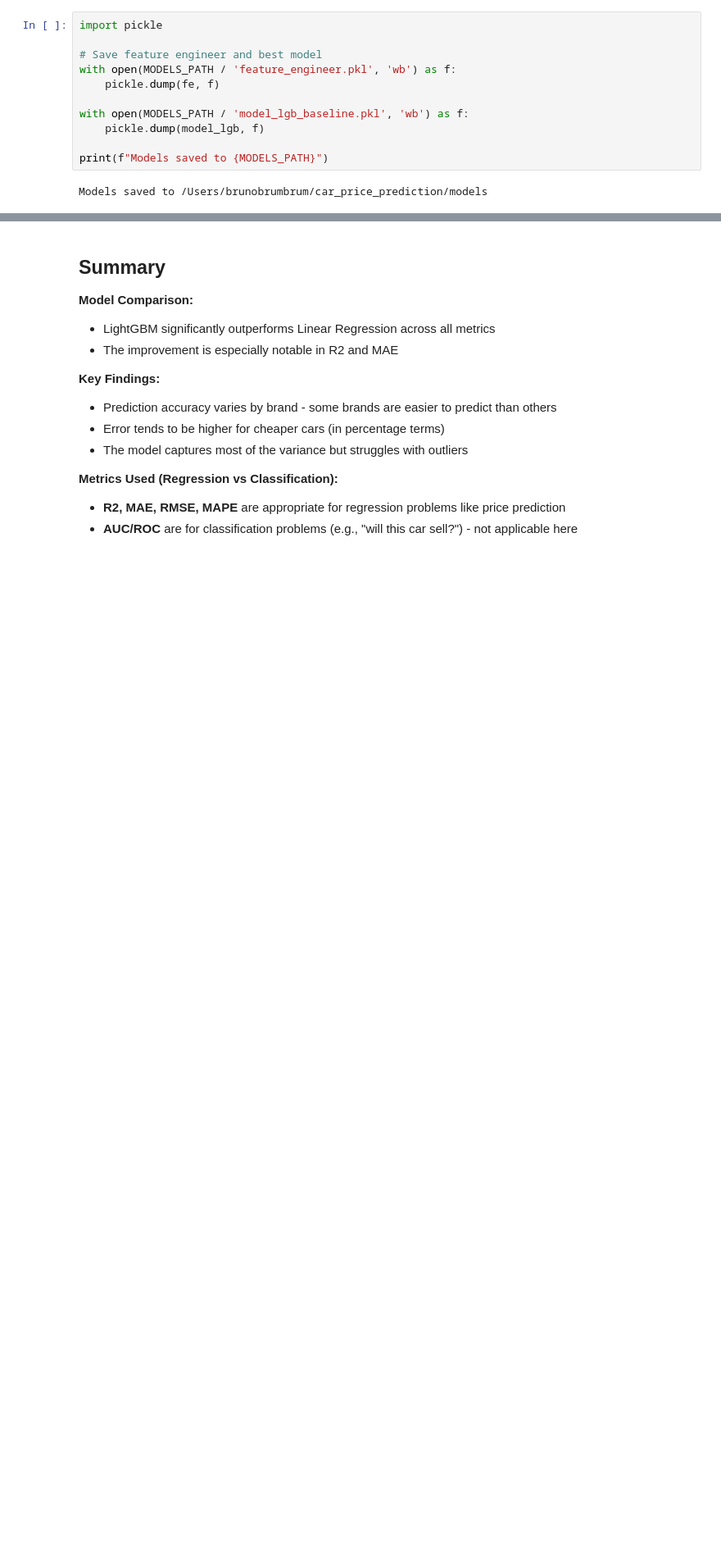
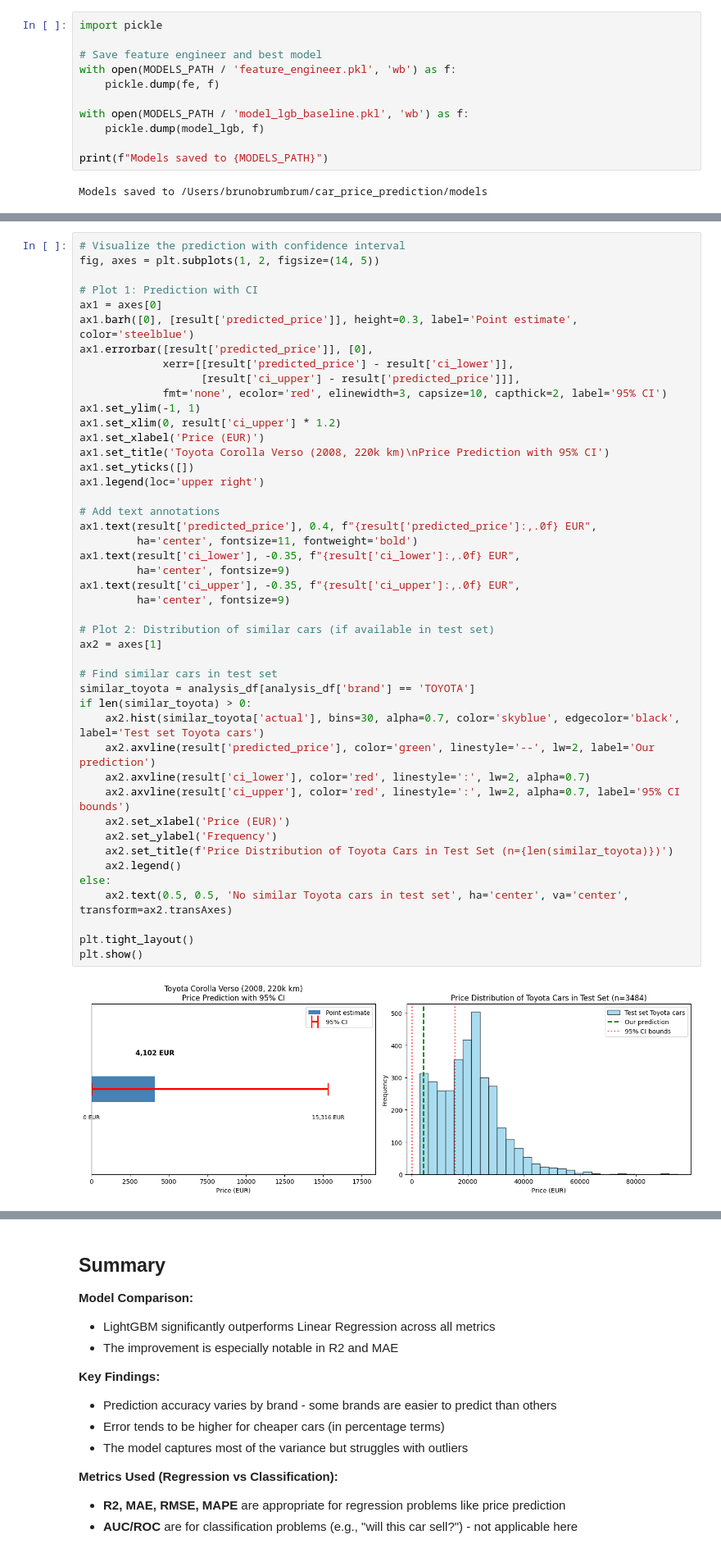
Before and after one commit to brunothefirst/car_price_prediction, a Jupyter notebook: notebooks/04_basic_modeling.ipynb, the cells around one changed output, grey strips where cells are left out. Shown at 82% size. Cells and saved outputs as stored; diff of their text form; blank space fills up the shorter version.

```diff
--- a/notebooks/04_basic_modeling.ipynb
+++ b/notebooks/04_basic_modeling.ipynb
@@ -767,0 +1527,47 @@ Models saved to /Users/brunobrumbrum/car_price_prediction/models
+# %%
+# Visualize the prediction with confidence interval
+fig, axes = plt.subplots(1, 2, figsize=(14, 5))
+
+# Plot 1: Prediction with CI
+ax1 = axes[0]
+ax1.barh([0], [result['predicted_price']], height=0.3, label='Point estimate', color='steelblue')
+ax1.errorbar([result['predicted_price']], [0],
+             xerr=[[result['predicted_price'] - result['ci_lower']],
+                   [result['ci_upper'] - result['predicted_price']]],
+             fmt='none', ecolor='red', elinewidth=3, capsize=10, capthick=2, label='95% CI')
+ax1.set_ylim(-1, 1)
+ax1.set_xlim(0, result['ci_upper'] * 1.2)
+ax1.set_xlabel('Price (EUR)')
+ax1.set_title('Toyota Corolla Verso (2008, 220k km)\nPrice Prediction with 95% CI')
+ax1.set_yticks([])
+ax1.legend(loc='upper right')
+
+# Add text annotations
+ax1.text(result['predicted_price'], 0.4, f"{result['predicted_price']:,.0f} EUR",
+         ha='center', fontsize=11, fontweight='bold')
+ax1.text(result['ci_lower'], -0.35, f"{result['ci_lower']:,.0f} EUR",
+         ha='center', fontsize=9)
+ax1.text(result['ci_upper'], -0.35, f"{result['ci_upper']:,.0f} EUR",
+         ha='center', fontsize=9)
+
+# Plot 2: Distribution of similar cars (if available in test set)
+ax2 = axes[1]
+
+# Find similar cars in test set
+similar_toyota = analysis_df[analysis_df['brand'] == 'TOYOTA']
+if len(similar_toyota) > 0:
+    ax2.hist(similar_toyota['actual'], bins=30, alpha=0.7, color='skyblue', edgecolor='black', label='Test set Toyota cars')
+    ax2.axvline(result['predicted_price'], color='green', linestyle='--', lw=2, label='Our prediction')
+    ax2.axvline(result['ci_lower'], color='red', linestyle=':', lw=2, alpha=0.7)
+    ax2.axvline(result['ci_upper'], color='red', linestyle=':', lw=2, alpha=0.7, label='95% CI bounds')
+    ax2.set_xlabel('Price (EUR)')
+    ax2.set_ylabel('Frequency')
+    ax2.set_title(f'Price Distribution of Toyota Cars in Test Set (n={len(similar_toyota)})')
+    ax2.legend()
+else:
+    ax2.text(0.5, 0.5, 'No similar Toyota cars in test set', ha='center', va='center', transform=ax2.transAxes)
+
+plt.tight_layout()
+plt.show()
+# %% [output]
+[figure, added]
```
Also changed, not shown: parts of 31 cells of this notebook, 2 other files.
